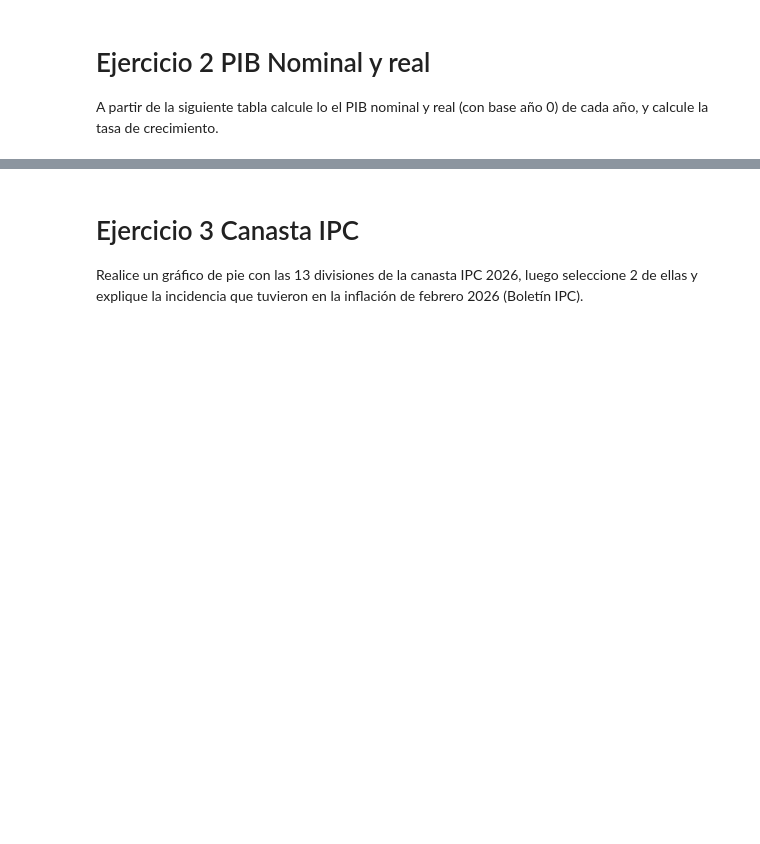
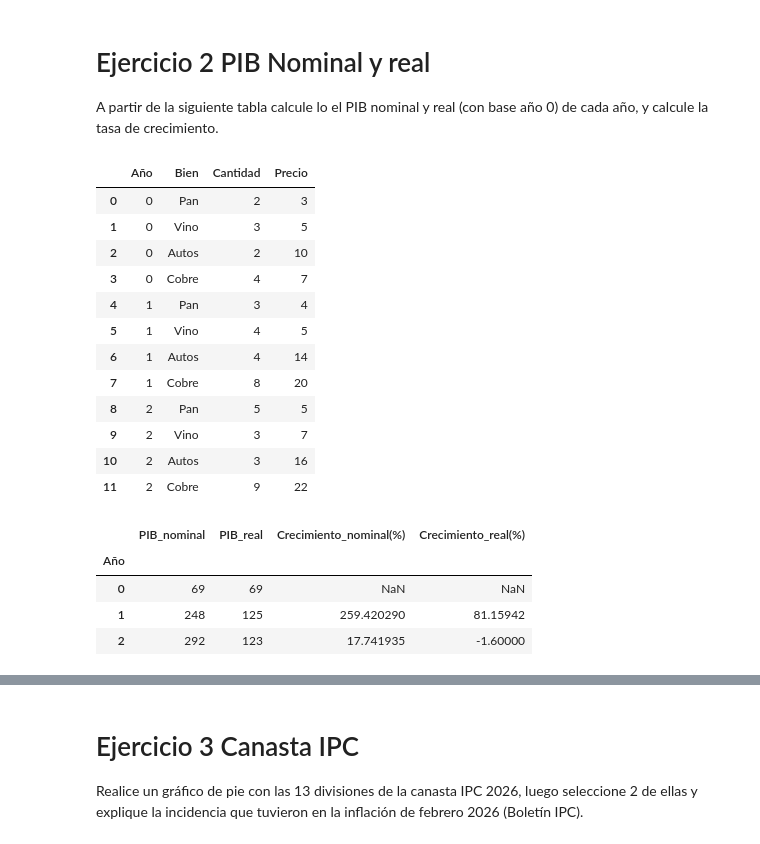
Before and after one commit to LuisPinoV/Tarea1_formulacion_de_proyectos_Bennett_Pino, a Jupyter notebook: tarea.ipynb, the cells around one changed output, grey strips where cells are left out. Saved outputs shown, nothing was run; the diff lists cells and outputs as text; code cells hidden in the pictures; blank space fills up the shorter version.

```diff
--- a/tarea.ipynb
+++ b/tarea.ipynb
@@ -115,3 +129,42 @@ La distribución regional del PIB es muy estable, con variaciones menores de 0.5
 # Ejercicio 2 PIB Nominal y real
 A partir de la siguiente tabla calcule lo el PIB nominal y real (con base año 0) de cada
 año, y calcule la tasa de crecimiento.
+# %%
+data = {
+    'Año': [0,0,0,0, 1,1,1,1, 2,2,2,2],
+    'Bien': ['Pan','Vino','Autos','Cobre']*3,
+    'Cantidad': [2,3,2,4, 3,4,4,8, 5,3,3,9],
+    'Precio': [3,5,10,7, 4,5,14,20, 5,7,16,22]
+}
+
+df = pd.DataFrame(data)
+display(df)
+precios_base = df[df['Año'] == 0][['Bien','Precio']].set_index('Bien')['Precio']
+
+df['PIB_nominal'] = df['Cantidad'] * df['Precio']
+df['Precio_base_año0'] = df['Bien'].map(precios_base)
+df['PIB_real'] = df['Cantidad'] * df['Precio_base_año0']
+
+resumen = df.groupby('Año')[['PIB_nominal','PIB_real']].sum()
+resumen['Crecimiento_nominal(%)'] = resumen['PIB_nominal'].pct_change()*100 # pct_change() = Tasa de crecimiento (final-inicial)/inicial*100
+resumen['Crecimiento_real(%)'] = resumen['PIB_real'].pct_change()*100
+display(resumen)
+# %% [output]
+|  | Año | Bien | Cantidad | Precio |
+| 0 | 0 | Pan | 2 | 3 |
+| 1 | 0 | Vino | 3 | 5 |
+| 2 | 0 | Autos | 2 | 10 |
+| 3 | 0 | Cobre | 4 | 7 |
+| 4 | 1 | Pan | 3 | 4 |
+| 5 | 1 | Vino | 4 | 5 |
+| 6 | 1 | Autos | 4 | 14 |
+| 7 | 1 | Cobre | 8 | 20 |
+| 8 | 2 | Pan | 5 | 5 |
+| 9 | 2 | Vino | 3 | 7 |
+| 10 | 2 | Autos | 3 | 16 |
+| 11 | 2 | Cobre | 9 | 22 |
+|  | PIB_nominal | PIB_real | Crecimiento_nominal(%) | Crecimiento_real(%) |
+| Año |  |  |  |  |
+| 0 | 69 | 69 | NaN | NaN |
+| 1 | 248 | 125 | 259.420290 | 81.15942 |
+| 2 | 292 | 123 | 17.741935 | -1.60000 |
```
Also changed, not shown: parts of 11 cells of this notebook.
